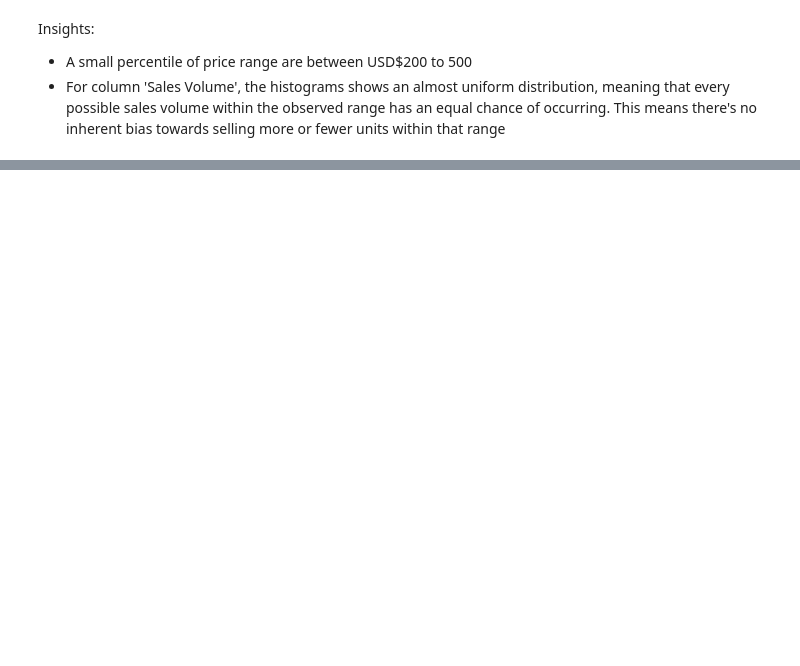
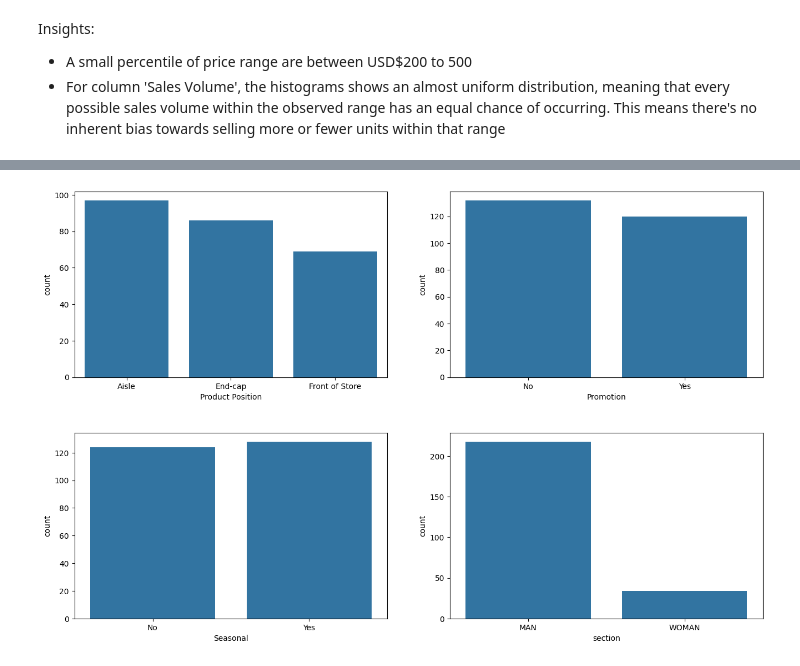
Before and after one commit to YTChiew/Zara-Sales-Analysis, a Jupyter notebook: zara_sales_analysis.ipynb, the cells around one changed output, grey strips where cells are left out. Saved outputs shown, nothing was run; the diff lists cells and outputs as text; code cells hidden in the pictures; blank space fills up the shorter version.

```diff
--- a/zara_sales_analysis.ipynb
+++ b/zara_sales_analysis.ipynb
@@ -135,0 +148,11 @@ Insights:
+# %%
+#Categorical columns
+
+#Product Position, Promotion, Product Category, Seasonal
+fig, axs = plt.subplots(2, 2, figsize=(16,10), gridspec_kw={'hspace': 0.3, 'wspace': 0.2})
+sns.countplot(x = 'Product Position', data = data, ax = axs[0,0] );
+sns.countplot(x = 'Promotion',data = data, ax = axs[0,1] );
+sns.countplot(x = 'Seasonal',data = data, ax = axs[1,0] );
+sns.countplot(x = 'section',data = data ,ax = axs[1,1] );
+# %% [output]
+[figure, added]
```
Also changed, not shown: parts of 6 cells of this notebook.
